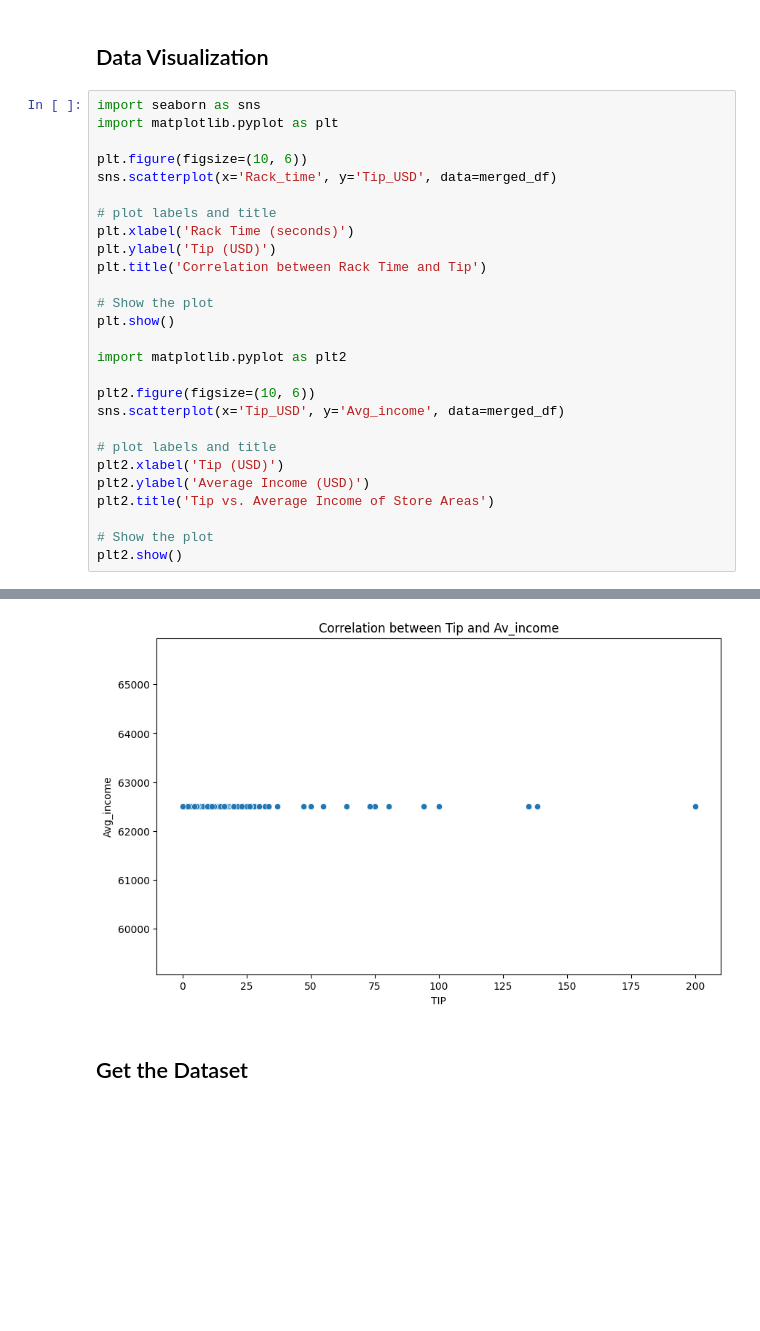
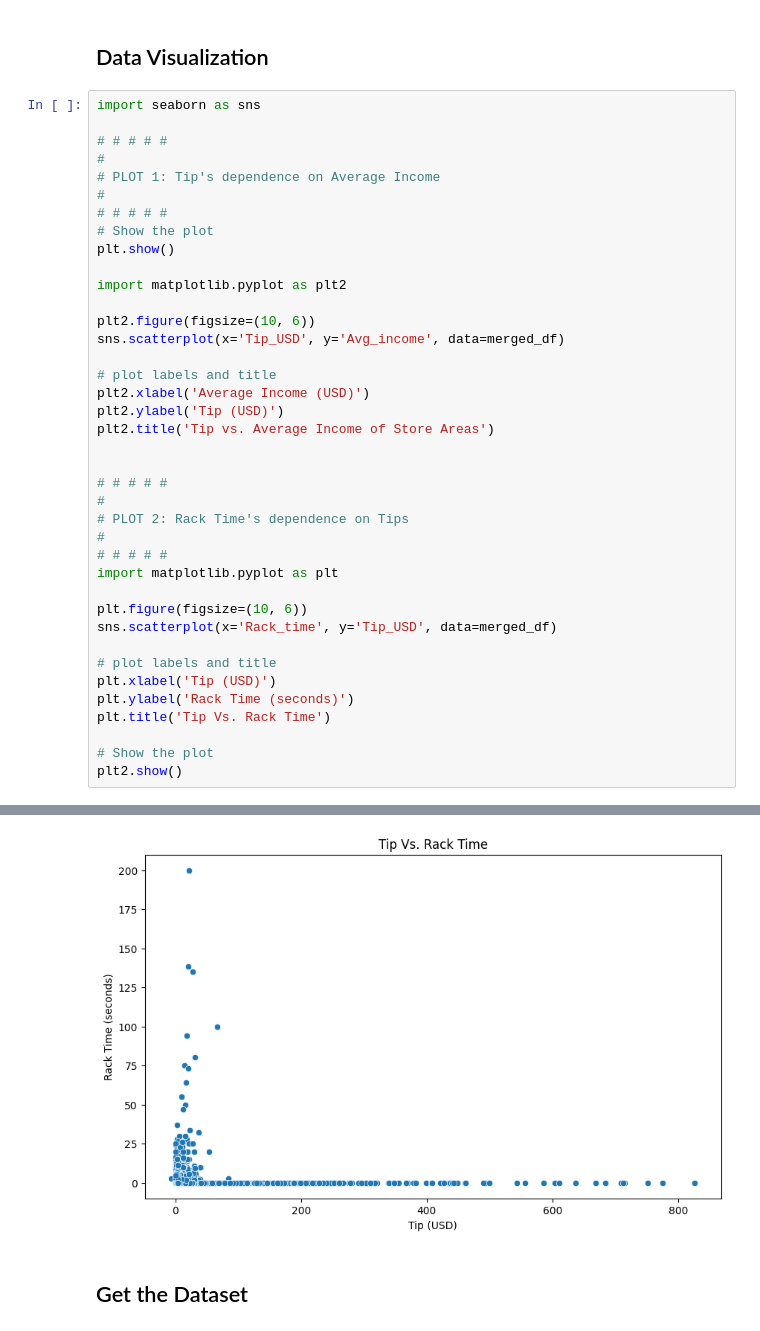
Before and after one commit to CS-499-Group1-F23/Optimal-Tip-Model, a Jupyter notebook: playgroud.ipynb, the cells around one changed output, grey strips where cells are left out. Drawn from its saved outputs; the diff is of its cells as text; blank space fills up the shorter version.

Commit message:
Fixed corrected data representation

```diff
--- a/playgroud.ipynb
+++ b/playgroud.ipynb
@@ -46,16 +49,12 @@ merged_df.to_csv("merged_data.csv", index=False)
 ## Data Visualization
 # %%
 import seaborn as sns
-import matplotlib.pyplot as plt
 
-plt.figure(figsize=(10, 6))
-sns.scatterplot(x='Rack_time', y='Tip_USD', data=merged_df)
-
-# plot labels and title
-plt.xlabel('Rack Time (seconds)')
-plt.ylabel('Tip (USD)')
-plt.title('Correlation between Rack Time and Tip')
-
+# # # # #
+#
+# PLOT 1: Tip's dependence on Average Income
+#
+# # # # #
 # Show the plot
 plt.show()
 
@@ -65,9 +64,25 @@ plt2.figure(figsize=(10, 6))
 sns.scatterplot(x='Tip_USD', y='Avg_income', data=merged_df)
 
 # plot labels and title
-plt2.xlabel('Tip (USD)')
-plt2.ylabel('Average Income (USD)')
+plt2.xlabel('Average Income (USD)')
+plt2.ylabel('Tip (USD)')
 plt2.title('Tip vs. Average Income of Store Areas')
+
+
+# # # # #
+#
+# PLOT 2: Rack Time's dependence on Tips
+#
+# # # # #
+import matplotlib.pyplot as plt
+
+plt.figure(figsize=(10, 6))
+sns.scatterplot(x='Rack_time', y='Tip_USD', data=merged_df)
+
+# plot labels and title
+plt.xlabel('Tip (USD)')
+plt.ylabel('Rack Time (seconds)')
+plt.title('Tip Vs. Rack Time')
 
 # Show the plot
 plt2.show()
@@ -76,3 +91,3 @@ plt2.show()
-[figure, old version]
+[figure, new version]
 # %% [markdown]
 ## Get the Dataset
```
Also changed, not shown: parts of 4 cells of this notebook.
